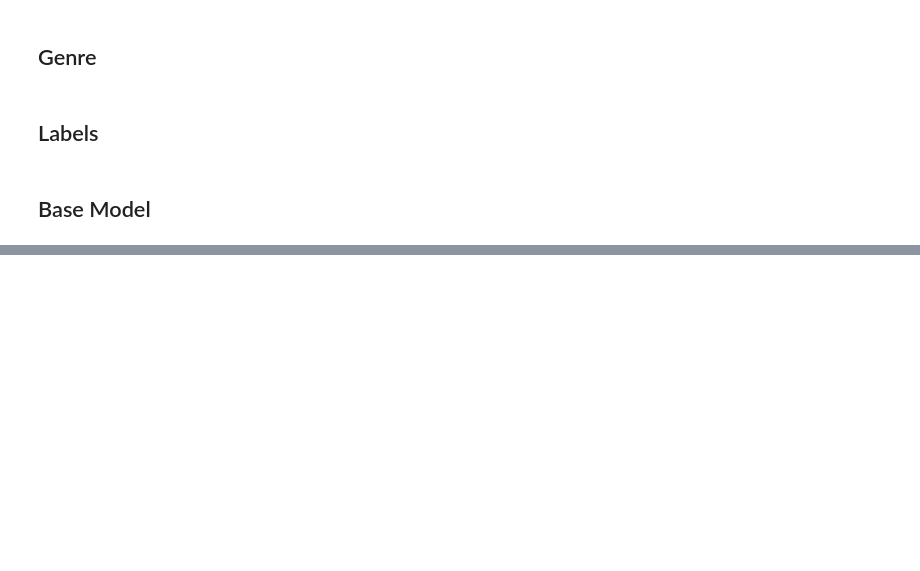
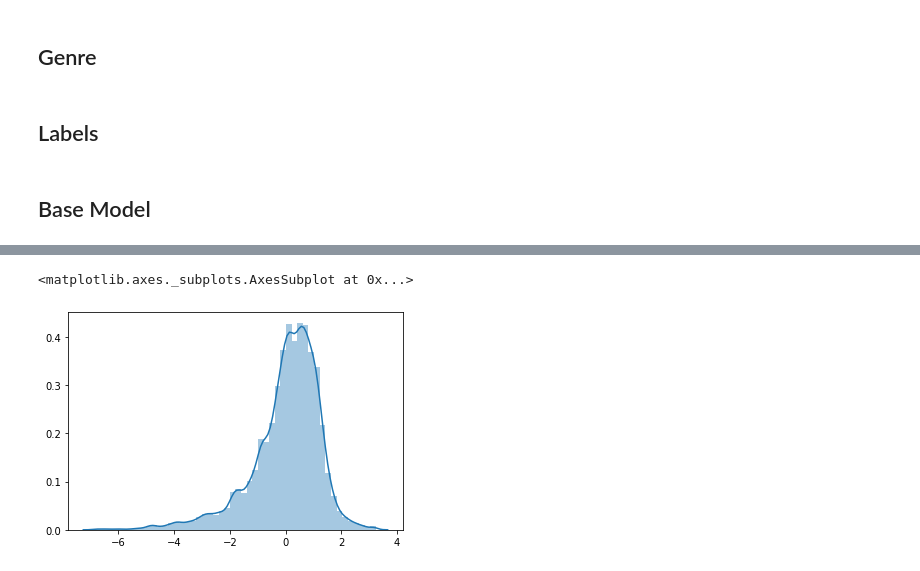
Before and after one commit to pravinks94/pitchfork-data, a Jupyter notebook: pravin/pitchfork.ipynb, the cells around one changed output, grey strips where cells are left out. Drawn from its saved outputs; the diff is of its cells as text; code cells hidden in the pictures; blank space fills up the shorter version.

Commit message:
base model

```diff
--- a/pravin/pitchfork.ipynb
+++ b/pravin/pitchfork.ipynb
@@ -372,2 +457,10 @@ df=df.dropna()
+# %%
+
+from sklearn.preprocessing import LabelEncoder
+le=LabelEncoder()
+df['artist']=le.fit_transform(df['artist'])
+df['author']=le.fit_transform(df['author'])
+df['label']=le.fit_transform(df['label'])
+df['pub_year']=le.fit_transform(df['pub_year'])
 # %%
-df=df['']
+df=df.drop(['pub_day'],axis=1)
@@ -373,0 +479,8 @@ df=df['']
+# %%
+y=df['score']
+X=df.drop('score',axis=1)
+# %%
+import statsmodels.api as sm
+xc=sm.add_constant(X)
+model=sm.OLS(y,xc).fit()
+model.summary()
@@ -373,0 +522,6 @@ df=df['']
+# %%
+residuals=model.resid
+sns.distplot(residuals)
+# %% [output]
+<matplotlib.axes._subplots.AxesSubplot at 0x...>
+[figure, added]
```
Also changed, not shown: parts of 34 cells of this notebook.
